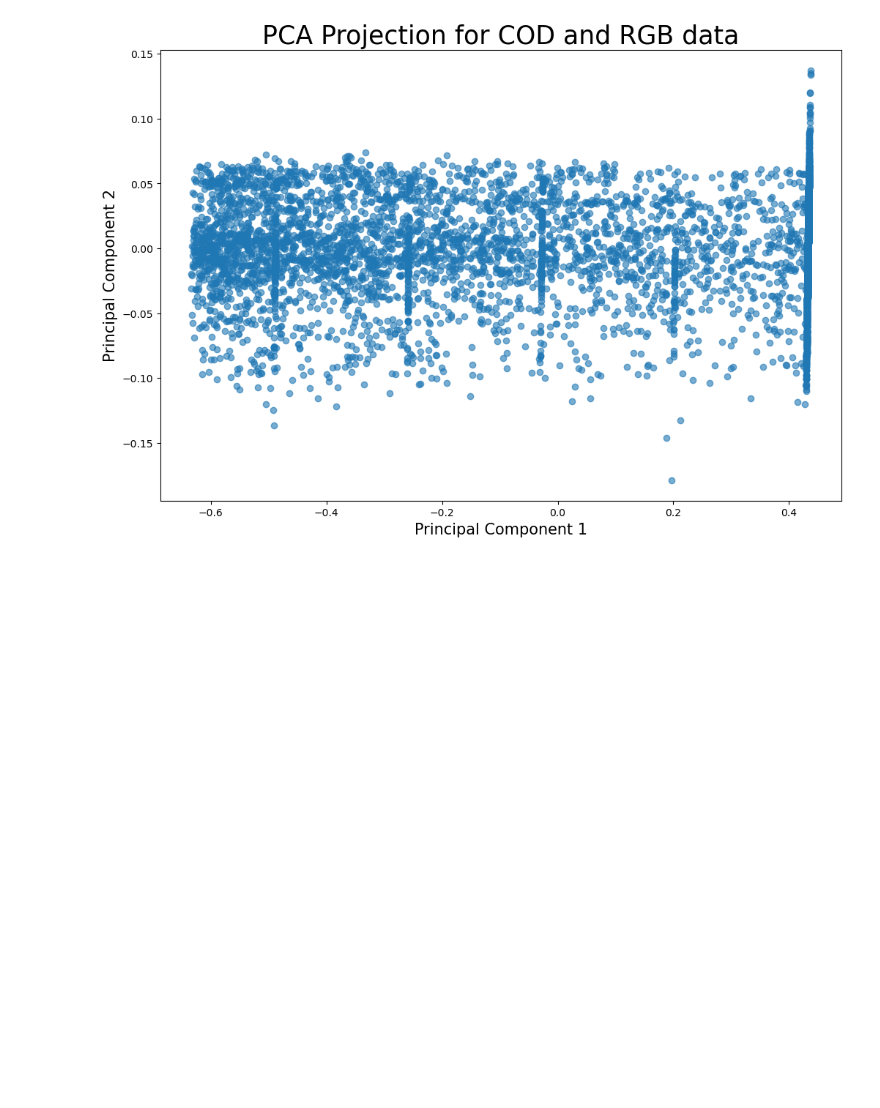
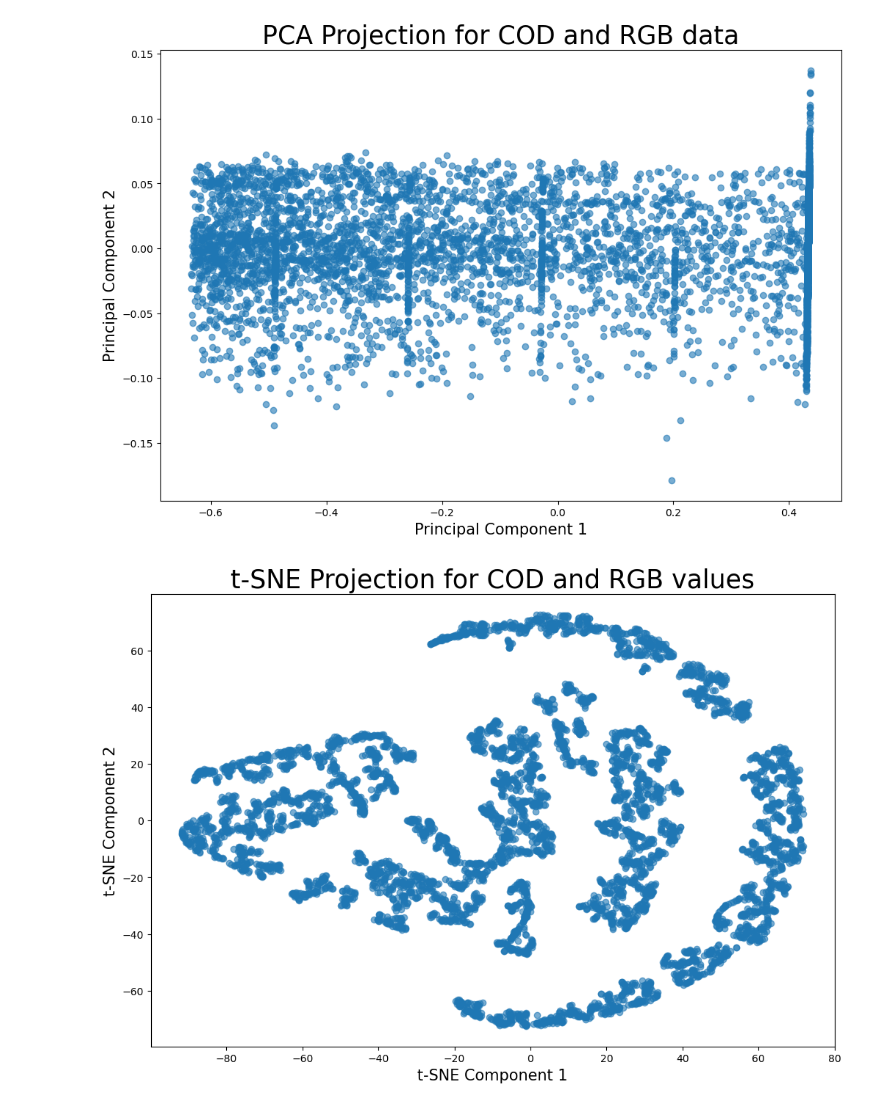
Before and after one commit to vmunte/Cloud_Fraction_Atlantic2024, a Jupyter notebook: notebooks/Dimensionality_Reduction.ipynb, the cells around one changed output. Saved outputs shown, nothing was run; the diff lists cells and outputs as text; code cells hidden in the pictures; blank space fills up the shorter version.

```diff
--- a/notebooks/Dimensionality_Reduction.ipynb
+++ b/notebooks/Dimensionality_Reduction.ipynb
@@ -113,3 +113,18 @@ plt.ylabel('Principal Component 2',fontsize=15)
 plt.show()
 # %% [output]
 [figure]
+# %%
+tsne = TSNE(n_components=2, random_state=42)
+tsne_result = tsne.fit_transform(df)
+
+
+# Plot the t-SNE result with the custom colormap
+plt.figure(figsize=(12, 8))
+scatter = plt.scatter(tsne_result[:, 0], tsne_result[:, 1], alpha=0.6)
+
+plt.title('t-SNE Projection for COD and RGB values',fontsize=25)
+plt.xlabel('t-SNE Component 1',fontsize=15)
+plt.ylabel('t-SNE Component 2',fontsize=15)
+plt.show()
+# %% [output]
+[figure, added]
```
